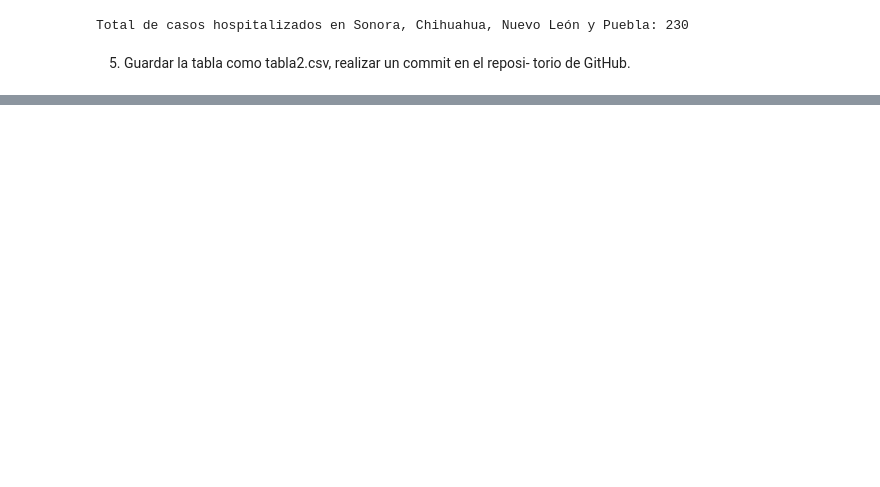
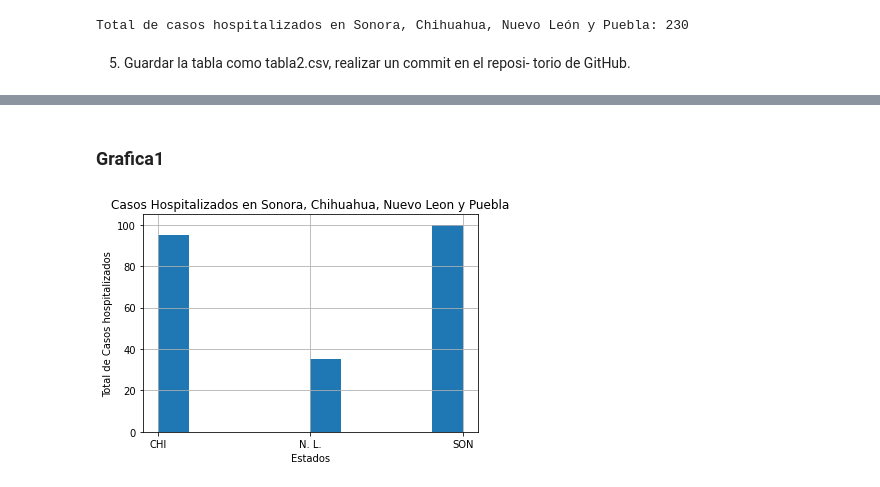
Before and after one commit to mcd-unison/examen-prog, a Jupyter notebook: JoseLuisBA_examen.ipynb, the cells around one changed output, grey strips where cells are left out. Drawn from its saved outputs; the diff is of its cells as text; code cells hidden in the pictures; blank space fills up the shorter version.

```diff
--- a/JoseLuisBA_examen.ipynb
+++ b/JoseLuisBA_examen.ipynb
@@ -130,5 +130,5 @@ Los estados de **Sonora**, **Chihuahua**, **Nuevo León** y **Puebla** contienen
 # %%
-filtro_estados = (tabla2['ENTIDAD_RES'] == 26) | (tabla2['ENTIDAD_RES'] == 19) | (tabla2['ENTIDAD_RES'] == 21)
+filtro_estados = (tabla2['ENTIDAD_RES'] == 26) | (tabla2['ENTIDAD_RES'] == 8) | (tabla2['ENTIDAD_RES'] == 19) | (tabla2['ENTIDAD_RES'] == 21)
 tabla2 = tabla2.loc[filtro_estados, :]
 print("Total de casos hospitalizados en Sonora, Chihuahua, Nuevo León y Puebla: {:,}".format(tabla2.shape[0]))
 # %% [output]
@@ -139,0 +149,12 @@ tabla2.to_csv('./covid-data/tabla2.csv')
+# %% [markdown]
+### Grafica1
+# %%
+tabla2["estado"] = tabla2["ENTIDAD_RES"].astype("category")
+tabla2["estado"].cat.categories = ["SON", "CHI", "N. L."]
+hist_hospitalizados = tabla2["estado"].hist()
+hist_hospitalizados.set_title("Casos Hospitalizados en Sonora, Chihuahua, Nuevo Leon y Puebla")
+hist_hospitalizados.set_ylabel("Total de Casos hospitalizados")
+hist_hospitalizados.set_xlabel("Estados")
+hist_hospitalizados.get_figure().savefig("./covid-data/grafica1.png")
+# %% [output]
+[figure, added]
```
Also changed, not shown: parts of 4 cells of this notebook.
